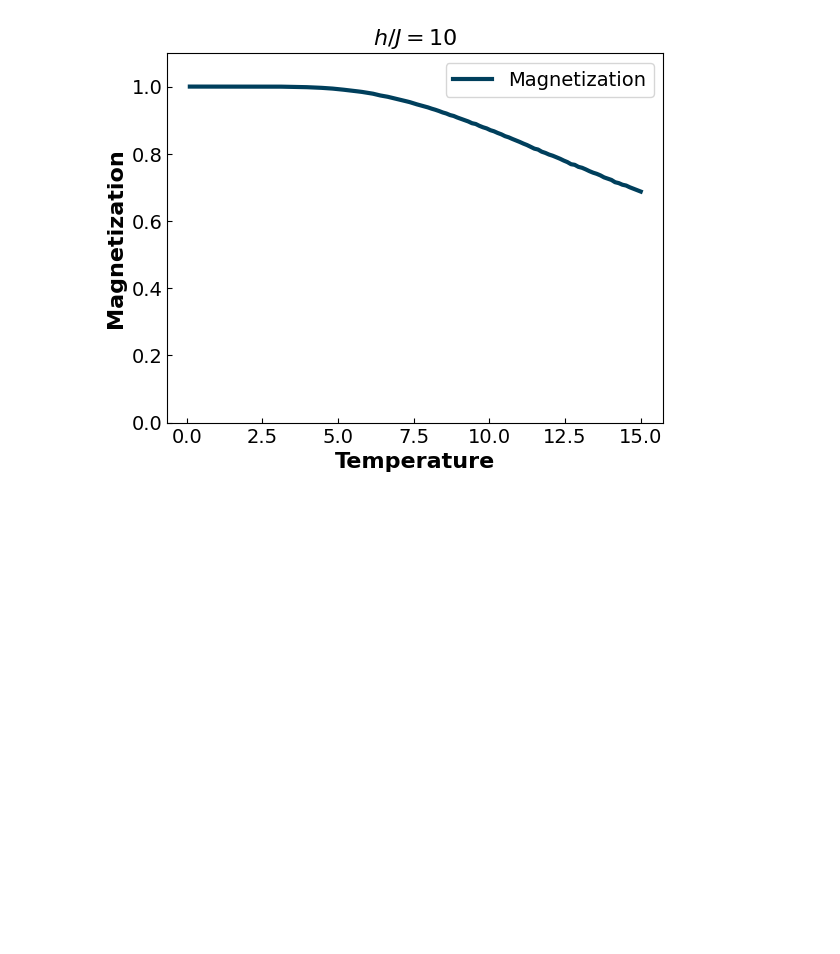
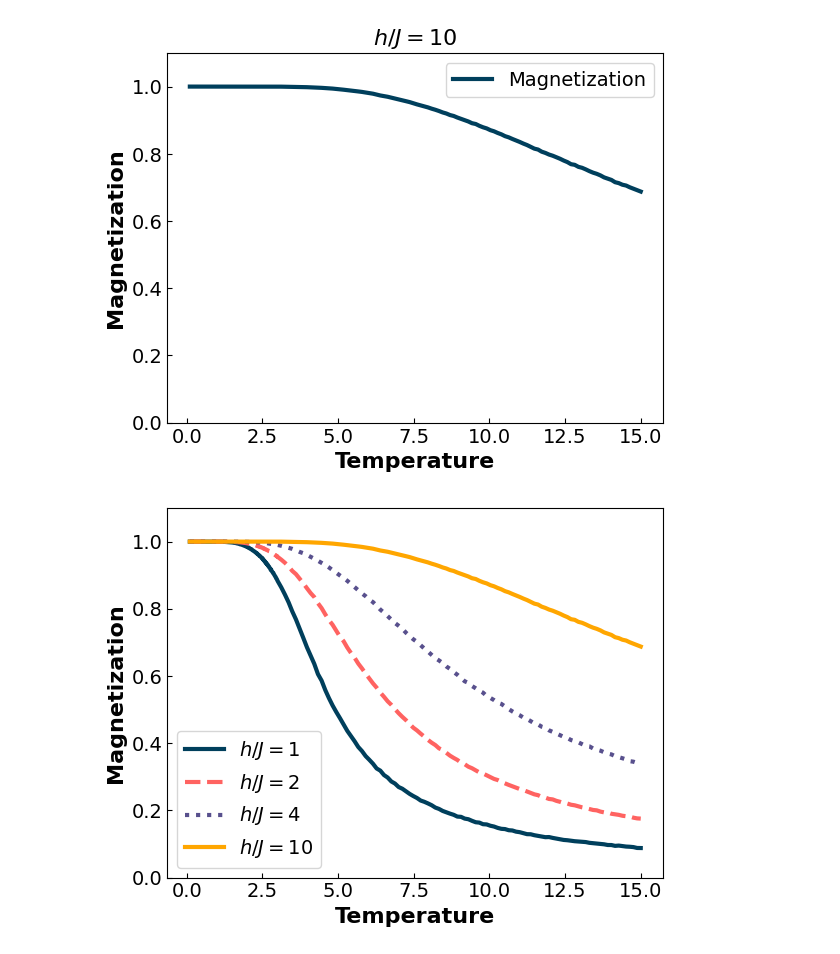
Before and after one commit to pjbruijne/2WH30-Pedestrians, a Jupyter notebook: 2d-mag-report.ipynb, the cells around one changed output. Drawn from its saved outputs; the diff is of its cells as text; code cells hidden in the pictures; blank space fills up the shorter version.

```diff
--- a/2d-mag-report.ipynb
+++ b/2d-mag-report.ipynb
@@ -47,3 +47,15 @@ farm.magnetization_plot(h_J, (0, 1.1))
 plt.savefig(f"simulation-results/magnetization-h_J={h_J}.pdf")
 # %% [output]
 [figure]
+# %%
+
+# farm.magnetization_plot(0, (0, 1.1))
+farm.magnetization_plot(1, (0, 1.1))
+farm.magnetization_plot(2, (0, 1.1))
+farm.magnetization_plot(4, (0, 1.1))
+farm.magnetization_plot(10, (0, 1.1))
+plt.legend(["$h/J=1$","$h/J=2$", "$h/J=4$","$h/J=10$"])
+plt.title("")
+plt.savefig(f"simulation-results/magnetization-combined.pdf")
+# %% [output]
+[figure, added]
```
Also changed, not shown: parts of 1 cell of this notebook, 31 other files.
